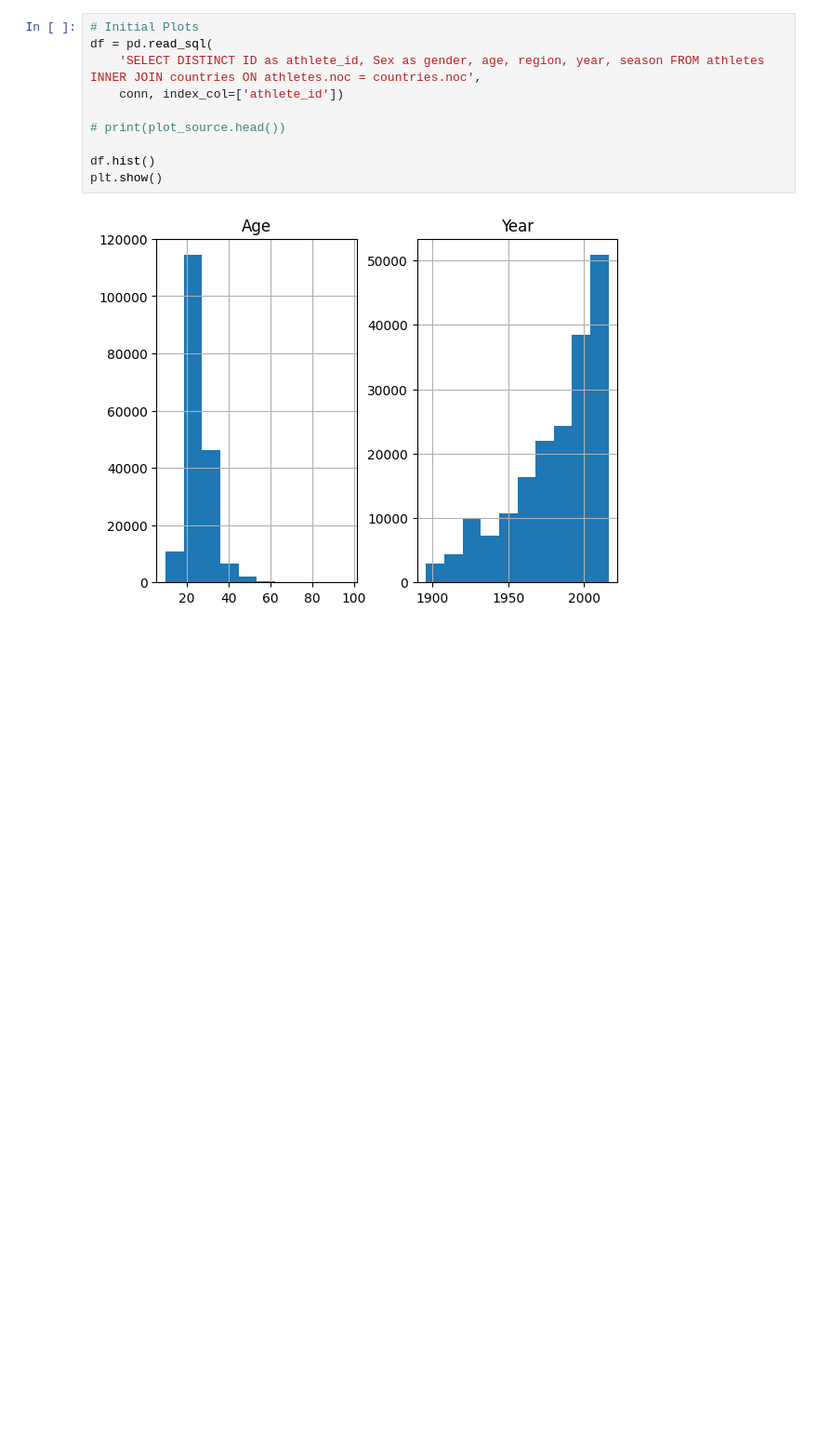
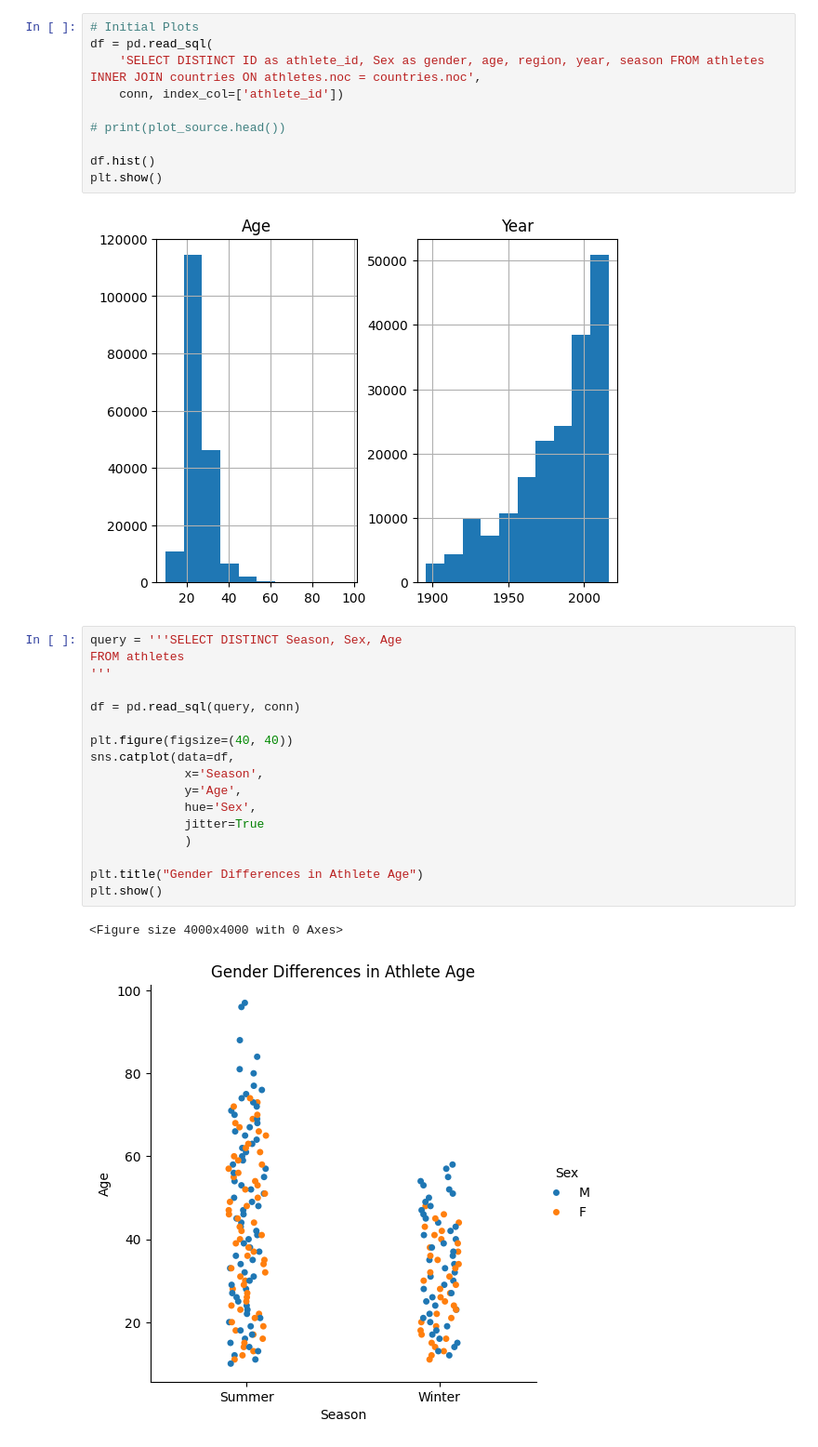
Before and after one commit to nhansen23/datafun-06-eda, a Jupyter notebook: nicole_eda.ipynb, the cells around one changed output. Shown at 93% size. Cells and saved outputs as stored; diff of their text form; blank space fills up the shorter version.

```diff
--- a/nicole_eda.ipynb
+++ b/nicole_eda.ipynb
@@ -55,3 +47,23 @@ df.hist()
 plt.show()
 # %% [output]
 [figure]
+# %%
+query = '''SELECT DISTINCT Season, Sex, Age
+FROM athletes
+'''
+
+df = pd.read_sql(query, conn)
+
+plt.figure(figsize=(40, 40))
+sns.catplot(data=df,
+             x='Season',
+             y='Age',
+             hue='Sex',
+             jitter=True
+             )
+
+plt.title("Gender Differences in Athlete Age")
+plt.show()
+# %% [output]
+<Figure size 4000x4000 with 0 Axes>
+[figure, added]
```
Also changed, not shown: parts of 10 cells of this notebook.
